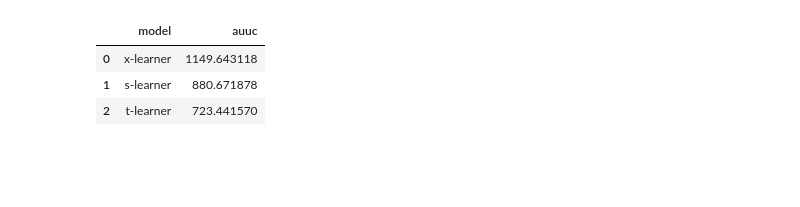
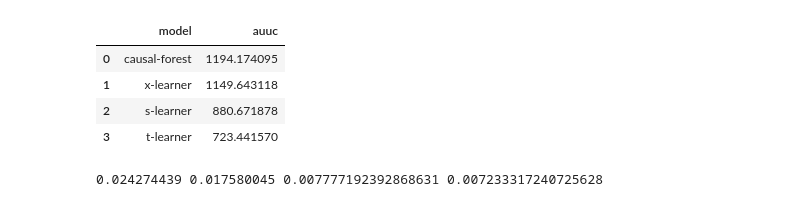
Before and after one commit to suehuynh/uplift-modeling, a Jupyter notebook: notebooks/04_evaluation.ipynb, the cells around one changed output. Saved outputs shown, nothing was run; the diff lists cells and outputs as text; code cells hidden in the pictures; blank space fills up the shorter version.

```diff
--- a/notebooks/04_evaluation.ipynb
+++ b/notebooks/04_evaluation.ipynb
@@ -19,4 +33,4 @@ X_test, t_test, y_test, y_secondary_test = df_test[cfg.feature_cols], df_test[cf
 tlearner = joblib.load(cfg.models_dir / 'tlearner.joblib')
 slearner = joblib.load(cfg.models_dir / 'slearner.joblib')
 xlearner = joblib.load(cfg.models_dir / 'xlearner.joblib')
-# causalforest = joblib.load(cfg.models_dir / 'causalforest.joblib')
+causalforest = joblib.load(cfg.models_dir / 'causalforest.joblib')
@@ -43,4 +61,11 @@ result_x = evaluator.evaluate(
     treatment=t_test,
     tau_hat=xlearner.predict_uplift(X_test),
     )
+# %%
+result_cf = evaluator.evaluate(
+    model_name="causal-forest",
+    y=y_test,
+    treatment=t_test,
+    tau_hat=causalforest.predict_uplift(X_test),
+    )
 # %%
@@ -51,7 +76,16 @@ evaluator.plot_qini(results=[result_t, result_s, result_x], save_path=cfg.result
 # %%
-evaluator.summary_table(results=[result_t, result_s, result_x])
+evaluator.summary_table(results=[result_t, result_s, result_x, result_cf])
 # %% [output]
 |  | model | auuc |
-| 0 | x-learner | 1149.643118 |
-| 1 | s-learner | 880.671878 |
-| 2 | t-learner | 723.441570 |
+| 0 | causal-forest | 1194.174095 |
+| 1 | x-learner | 1149.643118 |
+| 2 | s-learner | 880.671878 |
+| 3 | t-learner | 723.441570 |
+# %%
+tau_hat_t = tlearner.predict_uplift(X_test).mean()
+tau_hat_s = slearner.predict_uplift(X_test).mean()
+tau_hat_x = xlearner.predict_uplift(X_test).mean()
+tau_hat_cf = causalforest.predict_uplift(X_test).mean()
+print(tau_hat_t, tau_hat_s, tau_hat_x, tau_hat_cf)
+# %% [output]
+0.024274439 0.017580045 0.007777192392868631 0.007233317240725628
```
Also changed, not shown: parts of 8 cells of this notebook.
